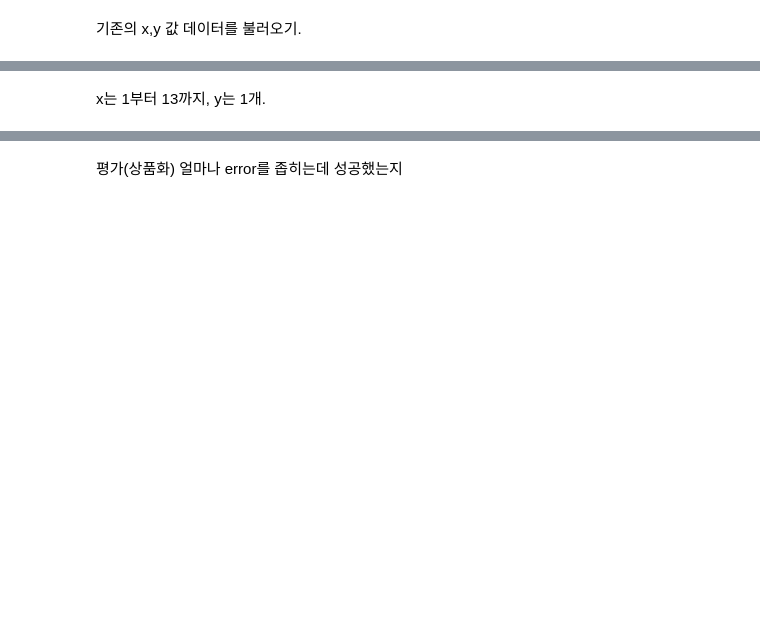
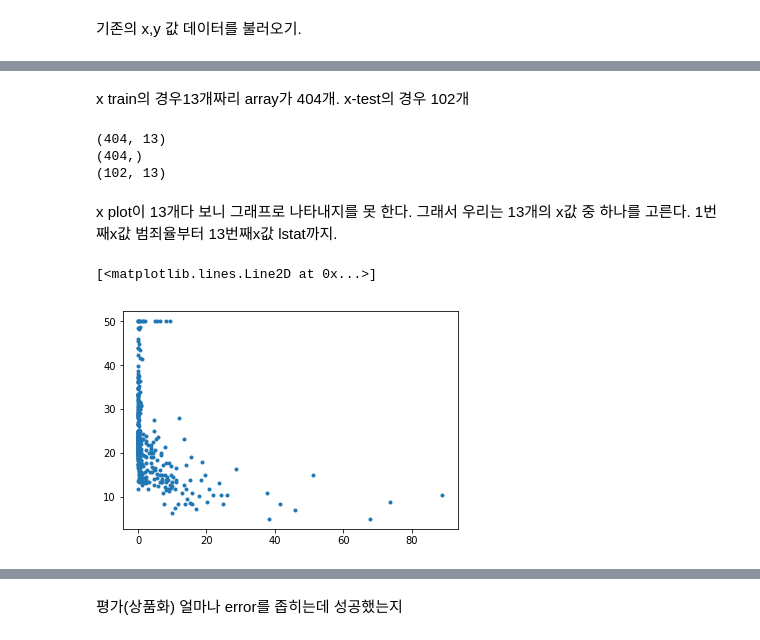
Before and after one commit to ReturnOfTheJ/class2019spring-, a Jupyter notebook: Boston Housing.ipynb, the cells around one changed output, grey strips where cells are left out. Drawn from its saved outputs; the diff is of its cells as text; code cells hidden in the pictures; blank space fills up the shorter version.

```diff
--- a/Boston Housing.ipynb
+++ b/Boston Housing.ipynb
@@ -37,5 +23,4 @@ Downloading data from https://storage.googleapis.com/tensorflow/tf-keras-dataset
 # %% [markdown]
 기존의 x,y 값 데이터를 불러오기.
 # %%
-(x_train, y_train), (x_test, y_test) =
-tensorflow.keras.datasets.boston_housing.load_data(path='boston_housing.npz')
+(x_train, y_train), (x_test, y_test) = tensorflow.keras.datasets.boston_housing.load_data(path='boston_housing.npz')
@@ -44,2 +27,17 @@ SyntaxError: invalid syntax (<ipython-input-8-769ce6932225>, line 1)
-# %% [markdown]
-x는 1부터 13까지, y는 1개.
+# %% [markdown]
+x train의 경우13개짜리 array가 404개.  x-test의 경우 102개
+# %%
+print(x_train.shape)
+print(y_train.shape)
+print(x_test.shape)
+# %% [output]
+(404, 13)
+(404,)
+(102, 13)
+# %% [markdown]
+x plot이 13개다 보니 그래프로 나타내지를 못 한다. 그래서 우리는 13개의 x값 중 하나를 고른다. 1번째x값 범죄율부터 13번째x값 lstat까지.
+# %%
+plt.plot(x_train[:,0], y_train, '.')
+# %% [output]
+[<matplotlib.lines.Line2D at 0x...>]
+[figure, added]
```
Also changed, not shown: parts of 15 cells of this notebook, 1 other file.
